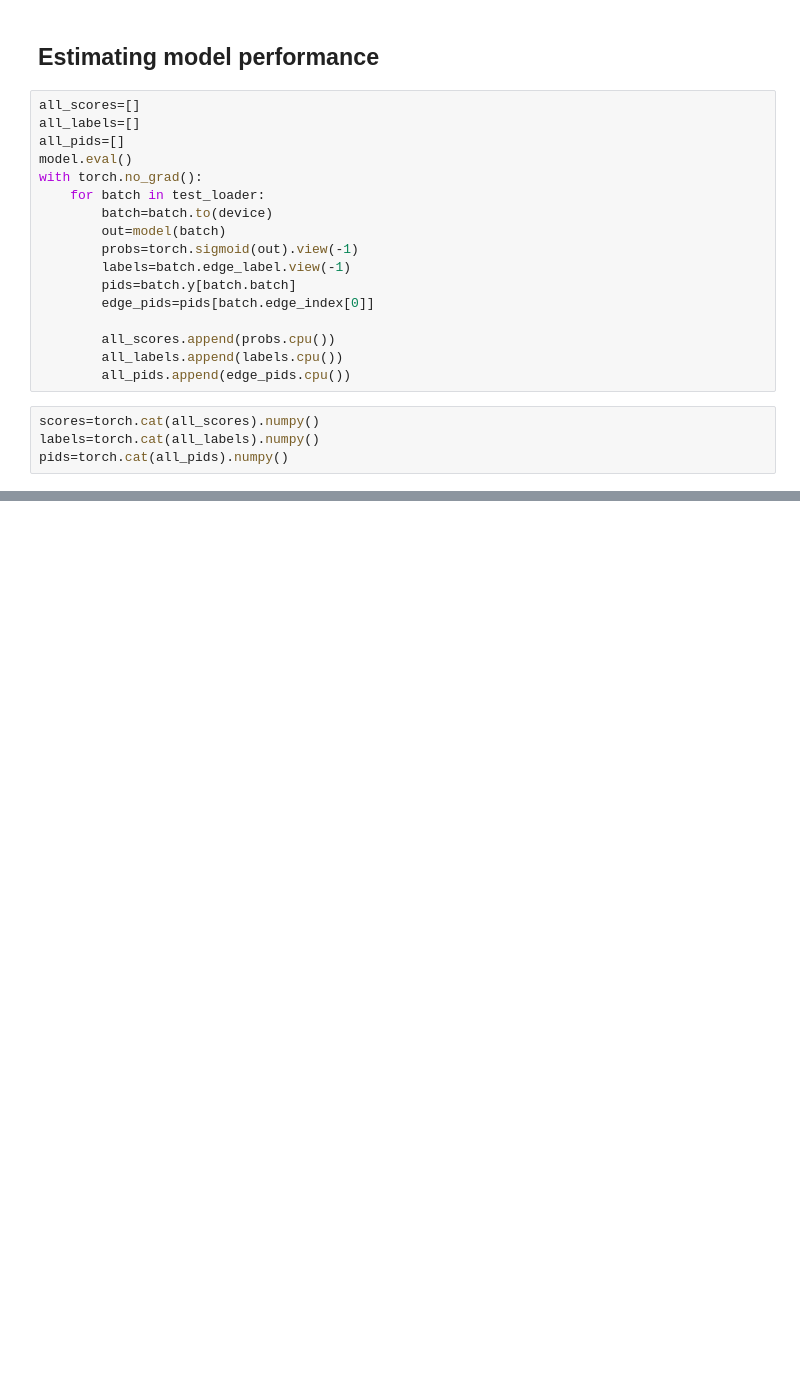
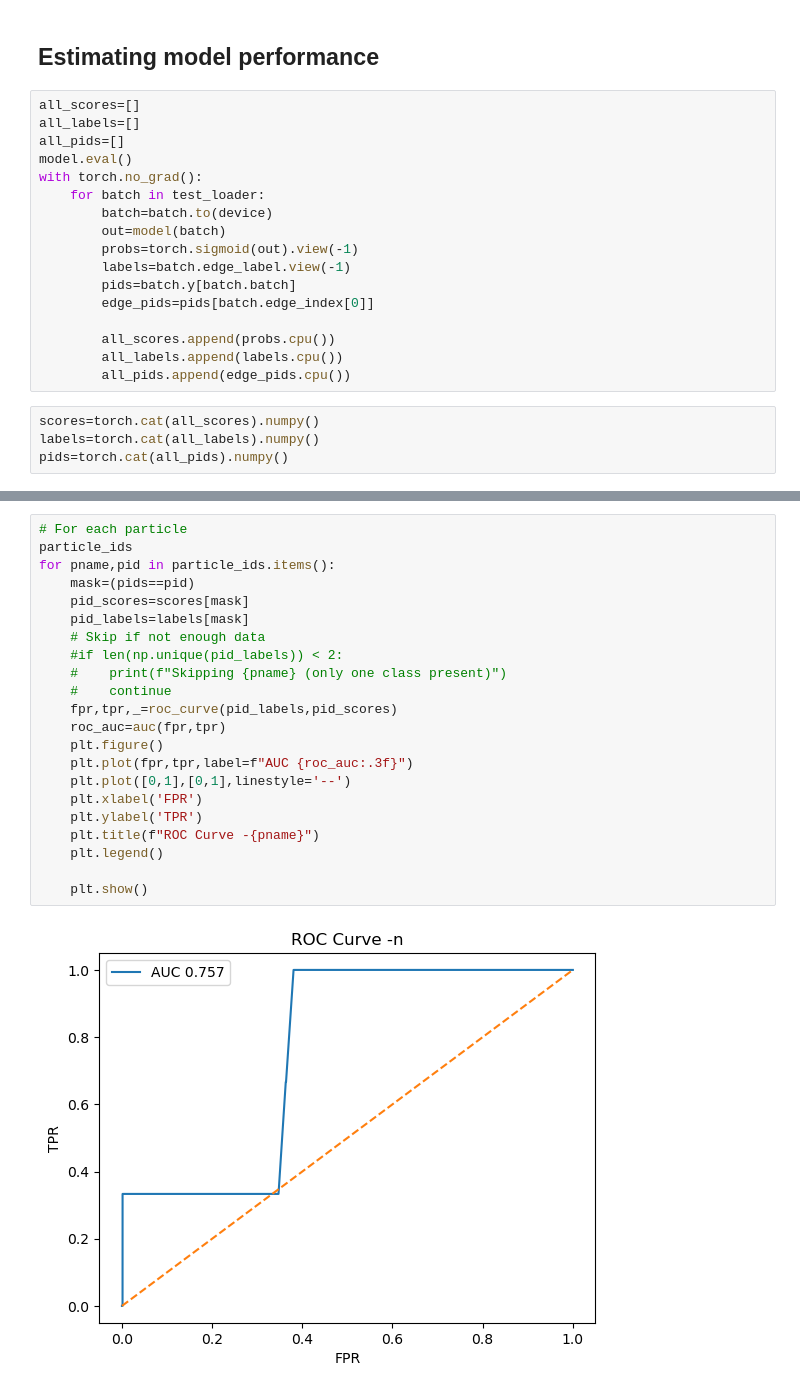
Before and after one commit to PDeySarkar103/HGCAL_CMS, a Jupyter notebook: All_particle_TICL_HGCAL_Linking.ipynb, the cells around one changed output, grey strips where cells are left out. Cells and saved outputs as stored; diff of their text form; blank space fills up the shorter version.

```diff
--- a/All_particle_TICL_HGCAL_Linking.ipynb
+++ b/All_particle_TICL_HGCAL_Linking.ipynb
@@ -657,0 +692,24 @@ print(len(scores[labels == 1]), len(scores[labels == 0]))
+# %%
+# For each particle
+particle_ids
+for pname,pid in particle_ids.items():
+    mask=(pids==pid)
+    pid_scores=scores[mask]
+    pid_labels=labels[mask]
+    # Skip if not enough data
+    #if len(np.unique(pid_labels)) < 2:
+    #    print(f"Skipping {pname} (only one class present)")
+    #    continue
+    fpr,tpr,_=roc_curve(pid_labels,pid_scores)
+    roc_auc=auc(fpr,tpr)
+    plt.figure()
+    plt.plot(fpr,tpr,label=f"AUC {roc_auc:.3f}")
+    plt.plot([0,1],[0,1],linestyle='--')
+    plt.xlabel('FPR')
+    plt.ylabel('TPR')
+    plt.title(f"ROC Curve -{pname}")
+    plt.legend()
+
+    plt.show()
+# %% [output]
+[figure, added]
```
Also changed, not shown: parts of 18 cells of this notebook.
